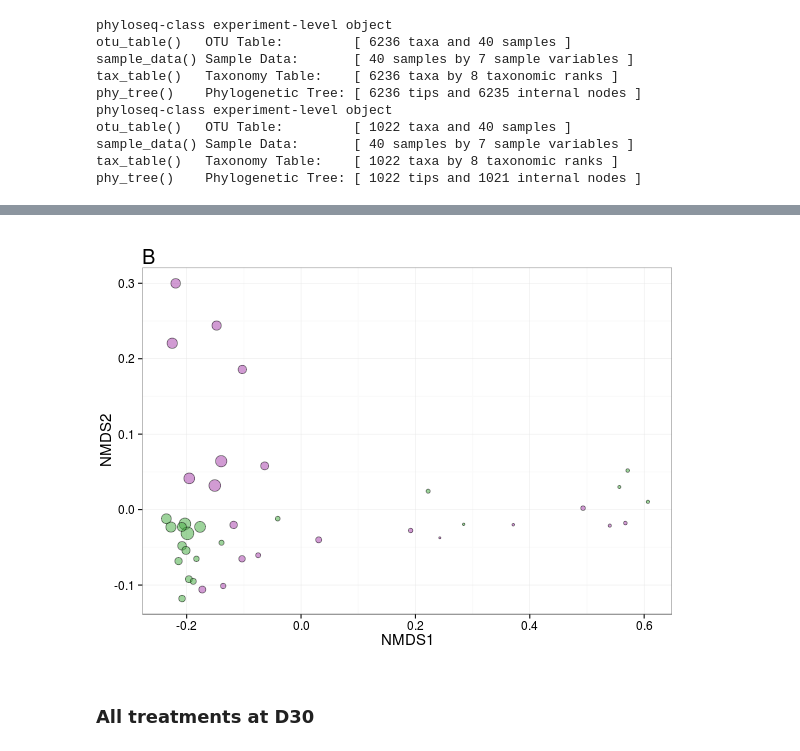
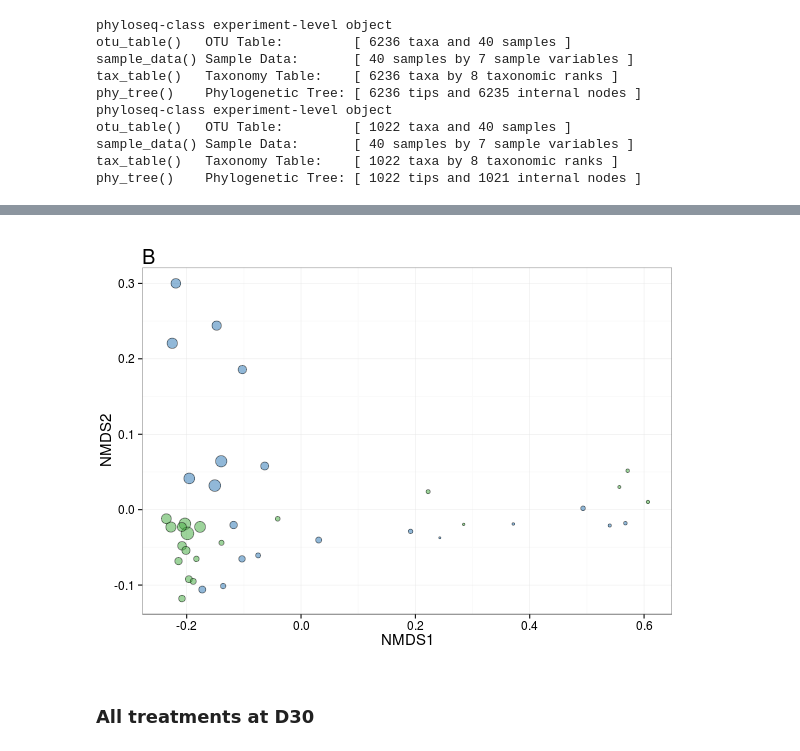
Before and after one commit to acampbellina/single_substrate, a Jupyter notebook: ordination_3panel_figure.ipynb, the cells around one changed output, grey strips where cells are left out. Saved outputs shown, nothing was run; the diff lists cells and outputs as text; code cells hidden in the pictures.

```diff
--- a/ordination_3panel_figure.ipynb
+++ b/ordination_3panel_figure.ipynb
@@ -175,33 +168,33 @@ Run 10 stress 0.04695319
 # %%
 %%R -w 8 -h 6 -u in
 
-colours = c("#4daf4a","#ac4aaf")
+colours = c("#4daf4a", "#377eb8")
 
 df = plot_ordination(physeq.PS.thresh, nmds, justDF = TRUE)
 df$Density = as.numeric(as.character(df$Density))
 
 p2 = ggplot(df, aes(x = NMDS1, y = NMDS2))
 p2 = p2 + geom_point(aes(fill = Treatment, size = Density, alpha = 0.85), shape=21)
 p2 = p2 + scale_fill_manual(values = colours,
                            breaks=c("12CCPS", "13CCPS"),
                             labels=c("Control", "Complex C Mixture"))
 p2 = p2 + guides(alpha = FALSE)
 p2 = p2 + scale_size_area(aesthetics = "Density")
 p2 = p2 + ggtitle("B")
 #p2 = p2 + guides(fill = guide_legend(override.aes = list(size = 4)))
 #p2 = p2 + guides(size = guide_legend(override.aes = list(fill = "black")))
 p2 = p2 + theme_bw()
 p2 = p2 + theme(legend.position = "none")
 p2 = p2 + theme(plot.margin = unit(c(1,0,1,0), "lines"))
 p2 = p2 + theme(plot.title = element_text(hjust = 0, size = 20))
 p2 = p2 + theme(axis.title.x = element_text(size=15))
 p2 = p2 + theme(axis.title.y = element_text(size=15))
 p2 = p2 + theme(axis.text.x = element_text(size=12))
 p2 = p2 + theme(axis.text.y = element_text(size=12))
 
 p2
 # %% [output]
-[figure, old version]
+[figure, new version]
 # %% [markdown]
 ### All treatments at D30
 # %%
```
Also changed, not shown: parts of 21 cells of this notebook, 1 other file.
